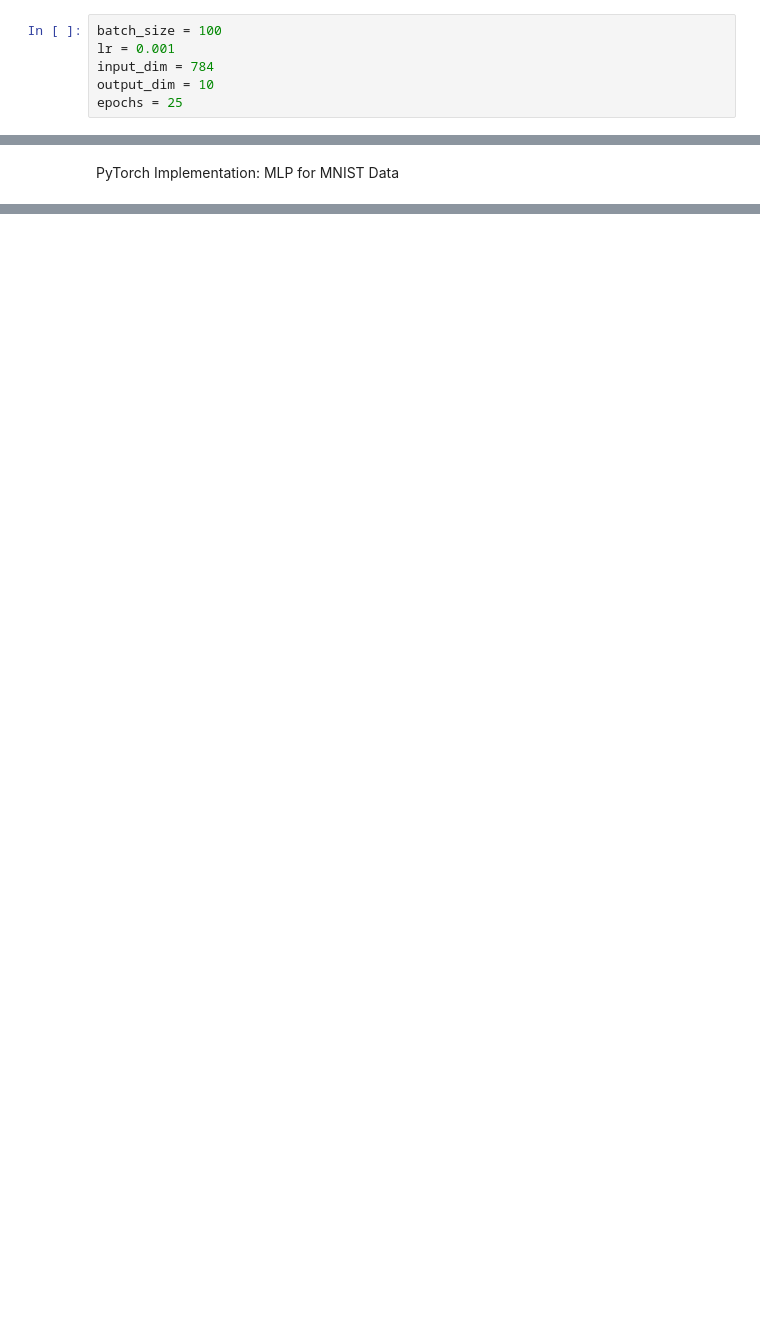
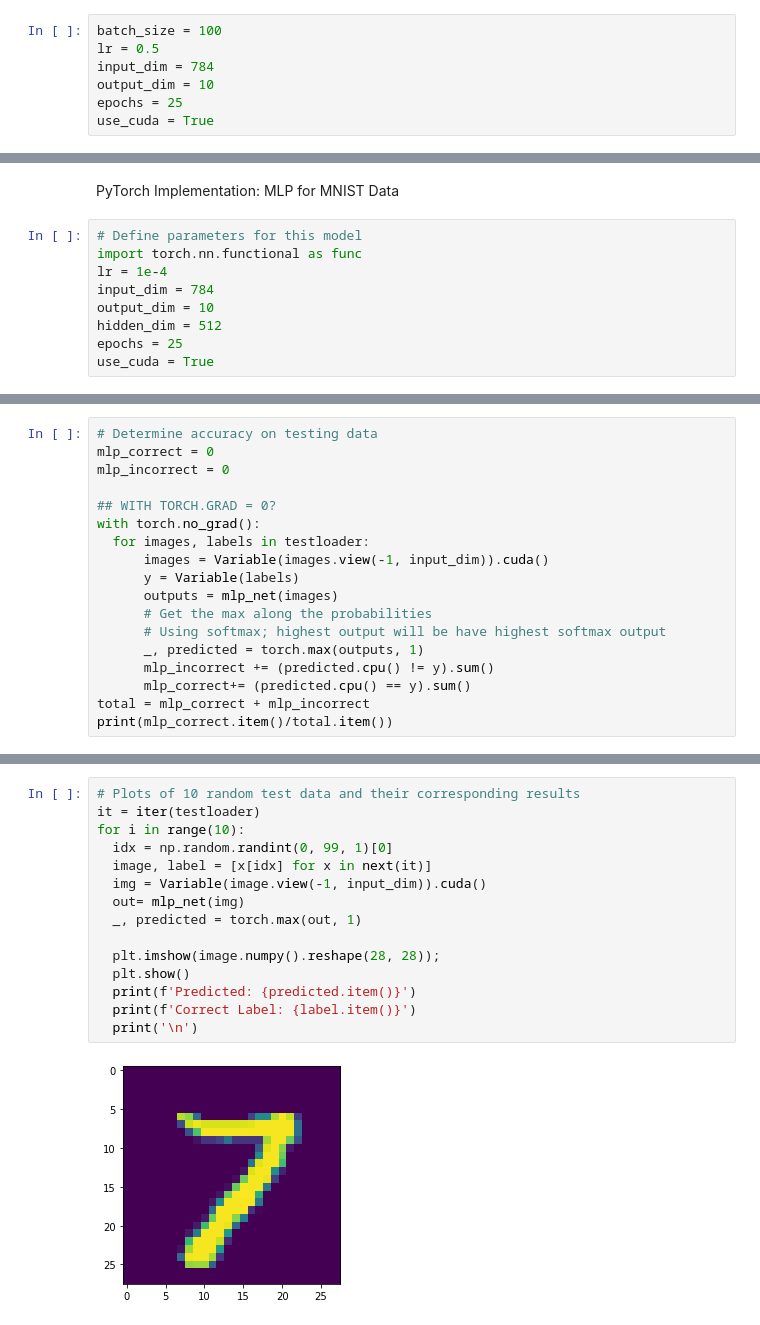
Before and after one commit to dsikka/DL4CV, a Jupyter notebook: HW4.ipynb, the cells around one changed output, grey strips where cells are left out. Cells and saved outputs as stored; diff of their text form; blank space fills up the shorter version.

Commit message:
Functionality for MLP and initial functionality for LeNet

```diff
--- a/HW4.ipynb
+++ b/HW4.ipynb
@@ -398,10 +398,11 @@ trainset = datasets.MNIST(root='./data', train=True, download=True, transform=tr
 testset  = datasets.MNIST(root='./data', train=False, download=True, transform=transforms.ToTensor())
 # %%
 batch_size = 100
-lr = 0.001
+lr = 0.5
 input_dim = 784
 output_dim = 10
 epochs = 25
+use_cuda = True
 # %%
 trainloader = torch.utils.data.DataLoader(trainset, batch_size=batch_size, shuffle=True)
 testloader = torch.utils.data.DataLoader(testset, batch_size=batch_size, shuffle=False)
@@ -511,3 +520,12 @@ Correct Label: 0
 ... (8 outputs left out)
 # %% [markdown]
 PyTorch Implementation: MLP for MNIST Data
+# %%
+# Define parameters for this model
+import torch.nn.functional as func
+lr = 1e-4
+input_dim = 784
+output_dim = 10
+hidden_dim = 512
+epochs = 25
+use_cuda = True
@@ -513,0 +600,18 @@ PyTorch Implementation: MLP for MNIST Data
+# %%
+# Determine accuracy on testing data
+mlp_correct = 0
+mlp_incorrect = 0
+
+## WITH TORCH.GRAD = 0?
+with torch.no_grad():
+  for images, labels in testloader:
+      images = Variable(images.view(-1, input_dim)).cuda()
+      y = Variable(labels)
+      outputs = mlp_net(images)
+      # Get the max along the probabilities
+      # Using softmax; highest output will be have highest softmax output
+      _, predicted = torch.max(outputs, 1)
+      mlp_incorrect += (predicted.cpu() != y).sum()
+      mlp_correct+= (predicted.cpu() == y).sum()
+total = mlp_correct + mlp_incorrect
+print(mlp_correct.item()/total.item())
@@ -513,0 +620,17 @@ PyTorch Implementation: MLP for MNIST Data
+# %%
+# Plots of 10 random test data and their corresponding results
+it = iter(testloader)
+for i in range(10):
+  idx = np.random.randint(0, 99, 1)[0]
+  image, label = [x[idx] for x in next(it)]
+  img = Variable(image.view(-1, input_dim)).cuda()
+  out= mlp_net(img)
+  _, predicted = torch.max(out, 1)
+
+  plt.imshow(image.numpy().reshape(28, 28));
+  plt.show()
+  print(f'Predicted: {predicted.item()}')
+  print(f'Correct Label: {label.item()}')
+  print('\n')
+# %% [output]
+[figure, added]
```
Also changed, not shown: parts of 10 cells of this notebook.
